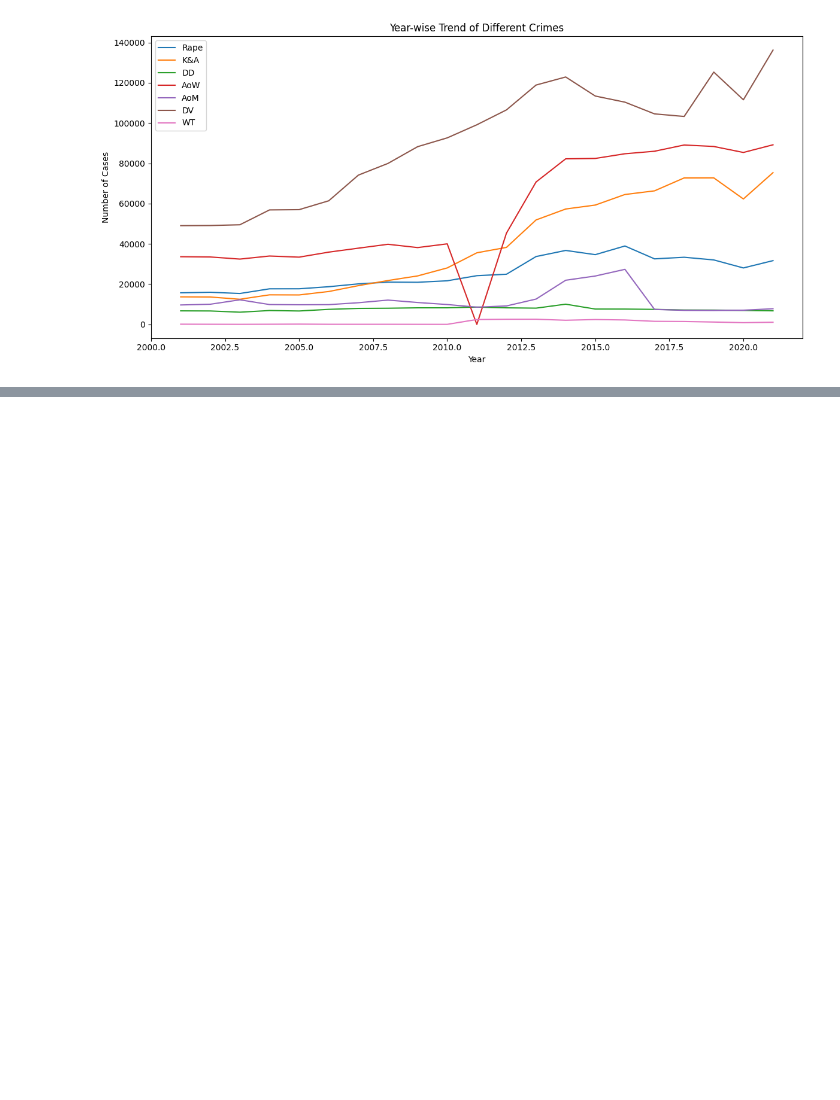
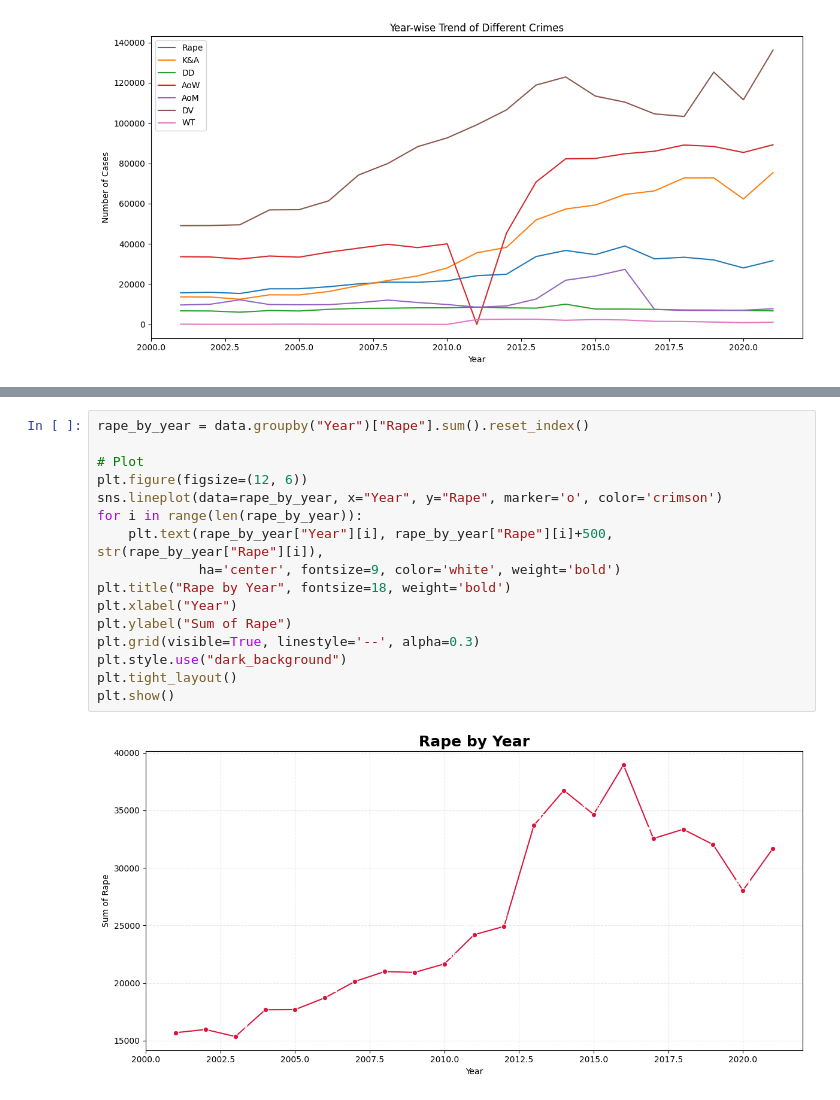
Before and after one commit to AakashShah07/Crime_priction_system, a Jupyter notebook: new.ipynb, the cells around one changed output, grey strips where cells are left out. Cells and saved outputs as stored; diff of their text form; blank space fills up the shorter version.

```diff
--- a/new.ipynb
+++ b/new.ipynb
@@ -97,0 +112,18 @@ plt.show()
+# %%
+rape_by_year = data.groupby("Year")["Rape"].sum().reset_index()
+
+# Plot
+plt.figure(figsize=(12, 6))
+sns.lineplot(data=rape_by_year, x="Year", y="Rape", marker='o', color='crimson')
+for i in range(len(rape_by_year)):
+    plt.text(rape_by_year["Year"][i], rape_by_year["Rape"][i]+500, str(rape_by_year["Rape"][i]),
+             ha='center', fontsize=9, color='white', weight='bold')
+plt.title("Rape by Year", fontsize=18, weight='bold')
+plt.xlabel("Year")
+plt.ylabel("Sum of Rape")
+plt.grid(visible=True, linestyle='--', alpha=0.3)
+plt.style.use("dark_background")
+plt.tight_layout()
+plt.show()
+# %% [output]
+[figure, added]
```
Also changed, not shown: parts of 6 cells of this notebook.
